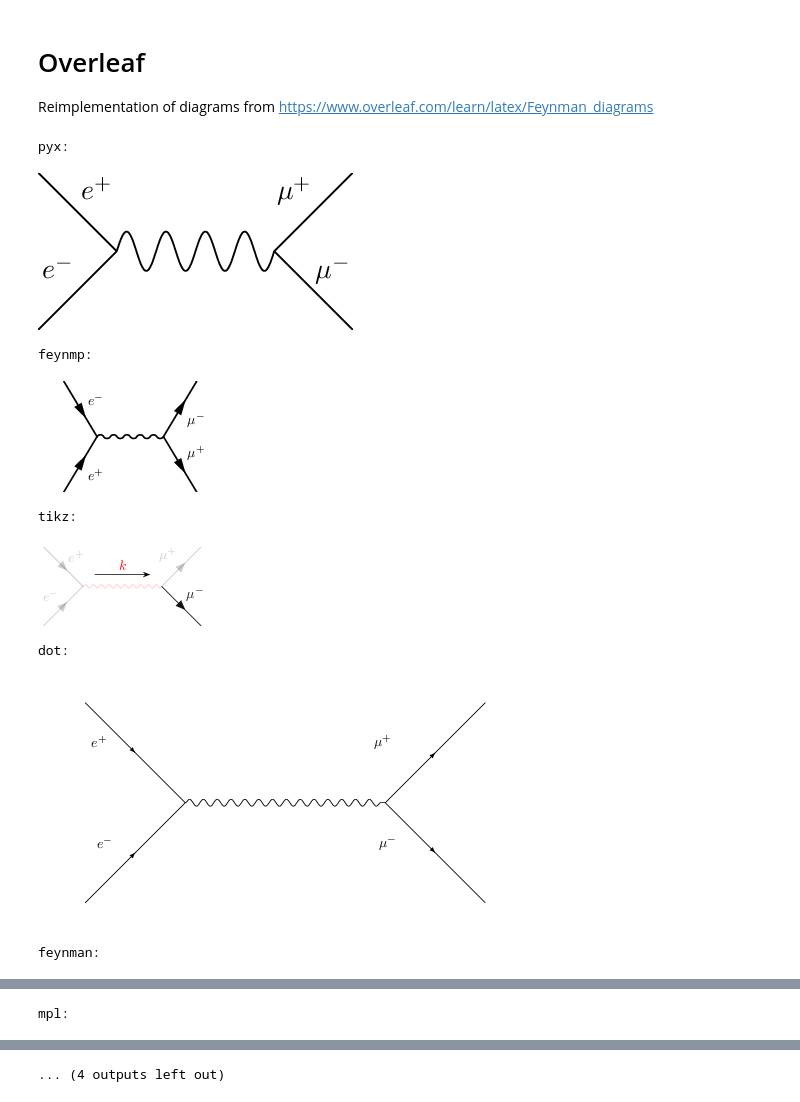
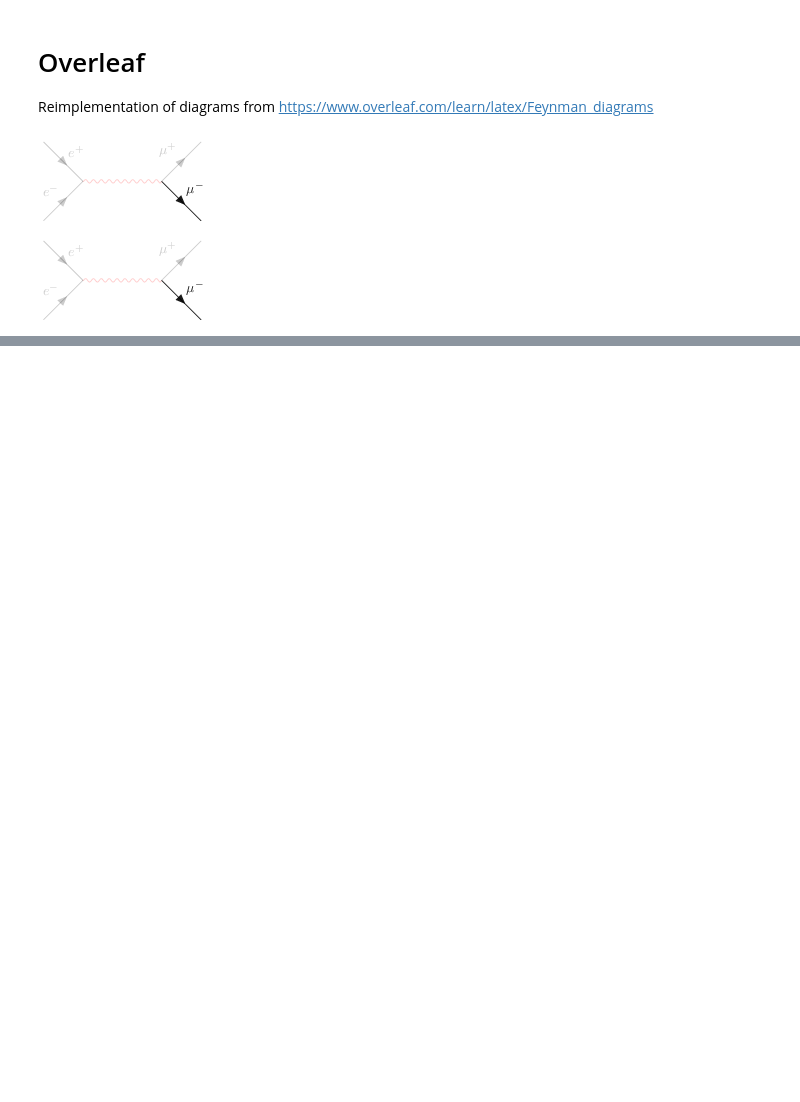
Before and after one commit to APN-Pucky/pyfeyn2, a Jupyter notebook: docs/source/gallery/overleaf/overleaf.ipynb, the cells around one changed output, grey strips where cells are left out. Saved outputs shown, nothing was run; the diff lists cells and outputs as text; code cells hidden in the pictures; blank space fills up the shorter version.

```diff
--- a/docs/source/gallery/overleaf/overleaf.ipynb
+++ b/docs/source/gallery/overleaf/overleaf.ipynb
@@ -9,25 +10,18 @@ from pyfeyn2.auto.position import feynman_adjust_points
 # %%
 v1 = Vertex().with_xy(-1, 0)
 v2 = Vertex().with_xy(1, 0)
 
 fd = FeynmanDiagram().add(
     v1,
     v2,
     Propagator().connect(v1, v2).with_type("photon").put_style('opacity',0.2).put_style('color','red').with_momentum("$k$"),
     Leg().with_target(v1).with_xy(-2, 1).with_type("fermion").with_incoming().with_label("$e^+$").put_style('opacity',0.2),
     Leg().with_target(v1).with_xy(-2, -1).with_type("fermion").with_incoming().with_label("$e^-$").put_style('opacity',0.2),
     Leg().with_target(v2).with_xy(2, 1).with_type("fermion").with_outgoing().with_label("$\\mu^+$").put_style('opacity',0.2),
     Leg().with_target(v2).with_xy(2, -1).with_type("fermion").with_outgoing().with_label("$\\mu^-$").put_style('opacity',0.9),
 )
-ar = AllRender(fd)
+ar = TikzFeynmanRender(fd)
 ar.render()
 # %% [output]
-pyx:
-[figure, old version]
+[figure, new version]
-feynmp:
-[figure, old version]
+[figure, new version]
-tikz:
-[figure, removed]
-dot:
-[figure, removed]
-feynman:
@@ -35 +27,0 @@ feynman:
-mpl:
@@ -37,4 +28,3 @@ mpl:
-... (4 outputs left out)
 # %%
 v1 = Vertex().with_xy(-1, 0)
 v2 = Vertex().with_xy(1, 0)
```
Also changed, not shown: parts of 4 cells of this notebook, 5 other files.
